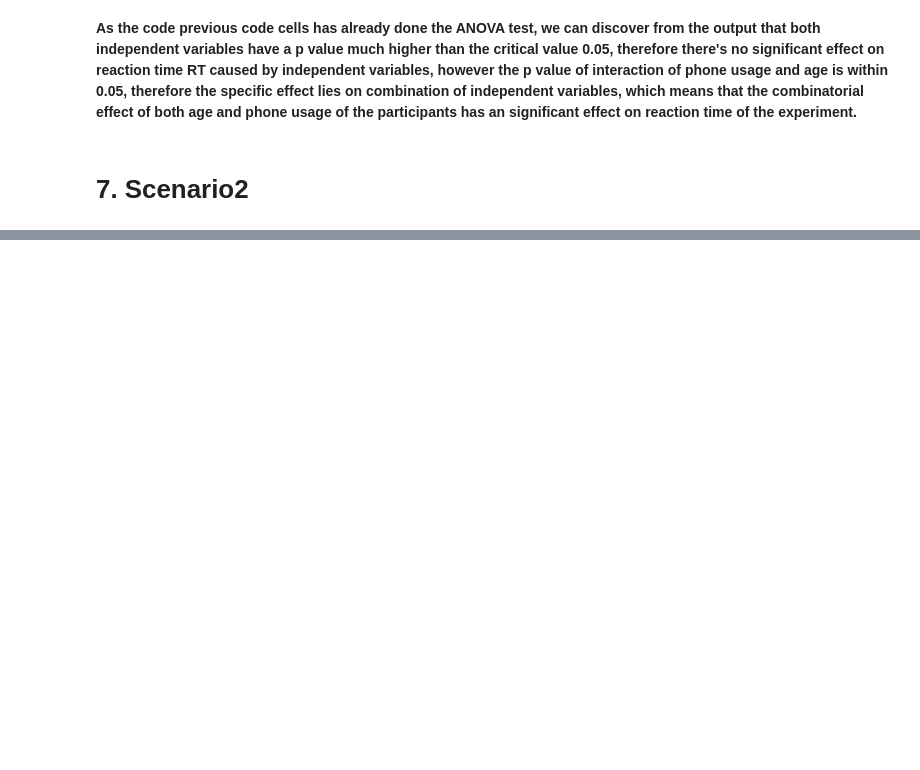
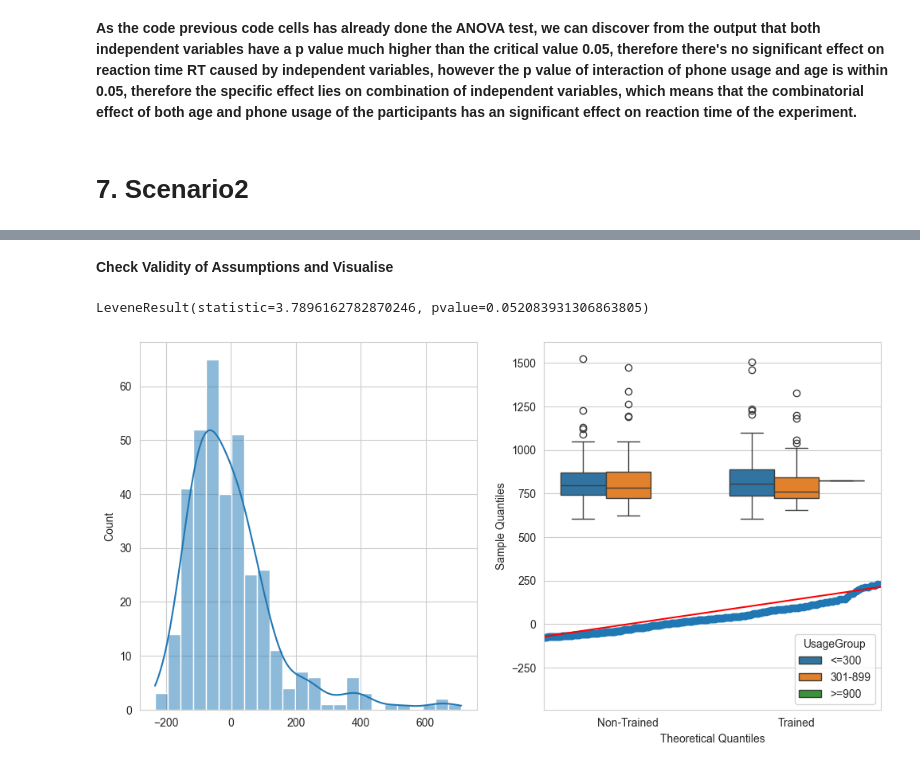
Before and after one commit to ChloeH719/Mathematics-and-Statistics, a Jupyter notebook: inclass_assignment1.ipynb, the cells around one changed output, grey strips where cells are left out. Cells and saved outputs as stored; diff of their text form; code cells hidden in the pictures; blank space fills up the shorter version.

```diff
--- a/inclass_assignment1.ipynb
+++ b/inclass_assignment1.ipynb
@@ -596,0 +636,13 @@ Levene's Test for Homogeneity of Variances p-value: 1.8881695590817728e-06
+# %%
+# remove the rows with missing value in the column 'GenderNum'
+# remove the rows with missing value in the column 'dailyAvgMins'
+data_sorted = data_sorted[data_sorted['GenderNum'].notna()]
+data_sorted = data_sorted[data_sorted['DailyAvgMins'].notna()]
+
+# create a new variable 'Brain_Training'
+# randomly assign into trained and non-trained groups with 50% probability
+np.random.seed(0)
+data_sorted['Brain_Training'] = np.random.choice(['Trained', 'Non-Trained'], size=len(data_sorted), p=[0.5, 0.5])
+# remove the rows with missing value in the column 'Brain_Training'
+data_sorted = data_sorted[data_sorted['Brain_Training'] != ' ']
+data_sorted
@@ -596,0 +663,5 @@ Levene's Test for Homogeneity of Variances p-value: 1.8881695590817728e-06
+# %%
+# convert the datatype of DailyAvgMins to numeric
+data_sorted['DailyAvgMins'] = pd.to_numeric(data_sorted['DailyAvgMins'], errors='coerce')
+# create a new variable 'UsageGroup'
+data_sorted['UsageGroup'] = pd.cut(data_sorted['DailyAvgMins'], bins=[0, 300, 899, np.inf], labels=['<=300', '301-899', '>=900'])
@@ -596,0 +680,5 @@ Levene's Test for Homogeneity of Variances p-value: 1.8881695590817728e-06
+# %%
+# create anova table
+model = ols('VS_RT_After ~ C(UsageGroup) + C(Brain_Training) + C(UsageGroup):C(Brain_Training)', data=data_sorted).fit()
+anova_table = sm.stats.anova_lm(model, typ=2)
+anova_table
@@ -596,0 +697,25 @@ Levene's Test for Homogeneity of Variances p-value: 1.8881695590817728e-06
+# %% [markdown]
+**Check Validity of Assumptions and Visualise**
+# %%
+# Checking assumptions
+# Normality
+residuals = model.resid
+fig, ax = plt.subplots(1, 2, figsize=(12, 6))
+sns.histplot(residuals, kde=True, ax=ax[0])
+sm.qqplot(residuals, line='s', ax=ax[1])
+
+
+# # Shapiro-Wilk test for normality
+# shapiro_test = stats.shapiro(residuals)
+# Homogeneity of variances
+levene_test = stats.levene(data_sorted['VS_RT_After'][data_sorted['Brain_Training'] == 'Trained'],
+                           data_sorted['VS_RT_After'][data_sorted['Brain_Training'] == 'Non-Trained'])
+
+# Visualization of results
+sns.boxplot(x='Brain_Training', y='VS_RT_After', data=data_sorted, hue='UsageGroup')
+
+# Display Levene's test result
+levene_test
+# %% [output]
+LeveneResult(statistic=3.7896162782870246, pvalue=0.052083931306863805)
+[figure, added]
```
Also changed, not shown: parts of 9 cells of this notebook.
